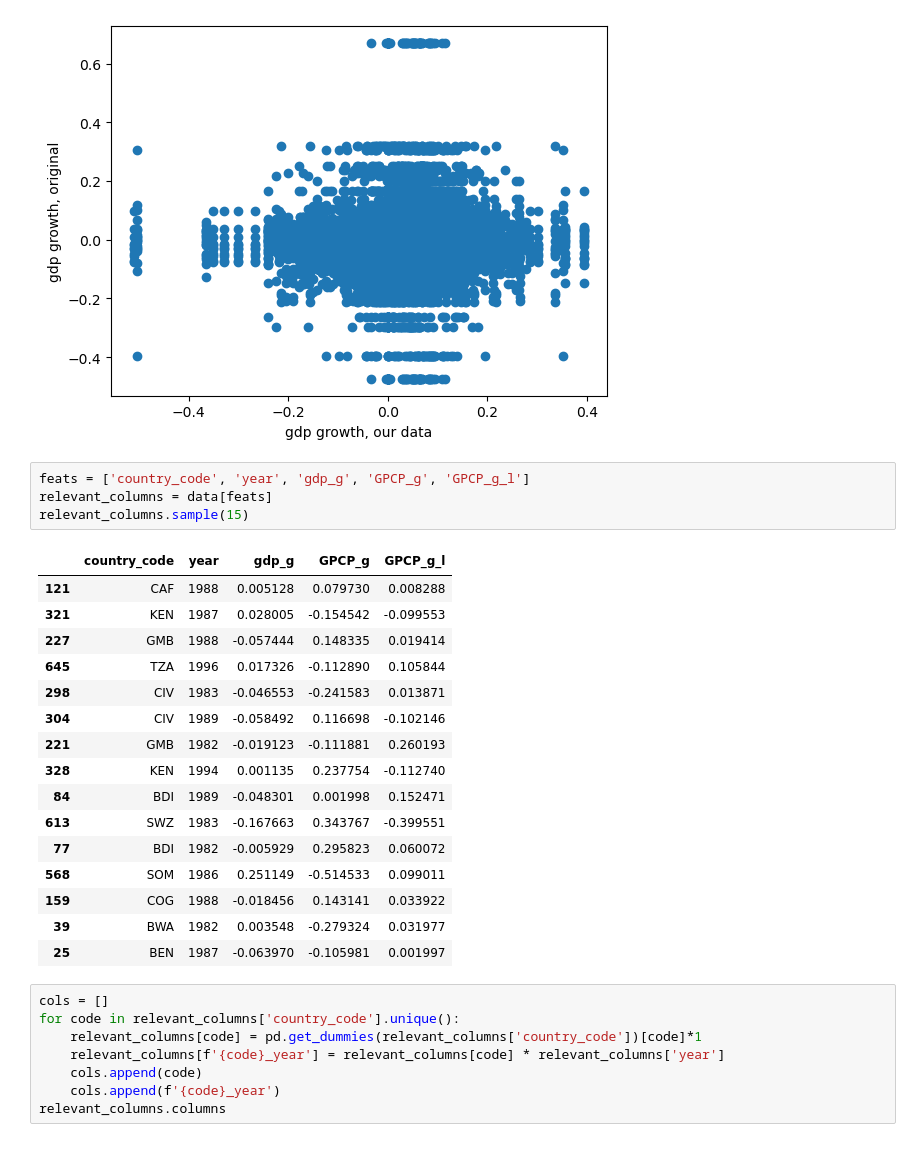
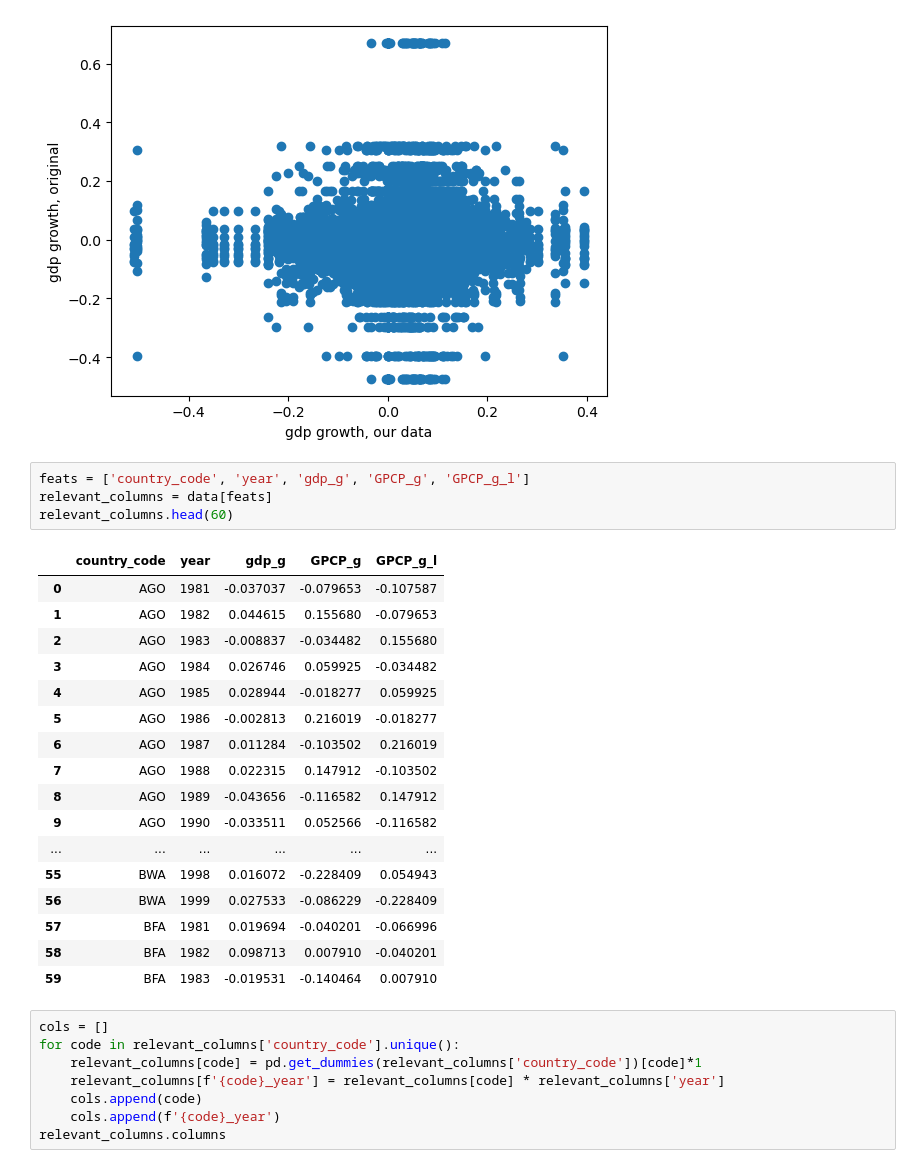
Before and after one commit to ebelchio12/nature-and-conflicts, a Jupyter notebook: 03_models/01_rainfall_gdp_change/reproduce_res.ipynb, the cells around one changed output. Cells and saved outputs as stored; diff of their text form.

```diff
--- a/03_models/01_rainfall_gdp_change/reproduce_res.ipynb
+++ b/03_models/01_rainfall_gdp_change/reproduce_res.ipynb
@@ -110,24 +110,25 @@ plt.show()
 # %%
 feats = ['country_code', 'year', 'gdp_g', 'GPCP_g', 'GPCP_g_l']
 relevant_columns = data[feats]
-relevant_columns.sample(15)
+relevant_columns.head(60)
 # %% [output]
 |  | country_code | year | gdp_g | GPCP_g | GPCP_g_l |
-| 121 | CAF | 1988 | 0.005128 | 0.079730 | 0.008288 |
-| 321 | KEN | 1987 | 0.028005 | -0.154542 | -0.099553 |
-| 227 | GMB | 1988 | -0.057444 | 0.148335 | 0.019414 |
-| 645 | TZA | 1996 | 0.017326 | -0.112890 | 0.105844 |
-| 298 | CIV | 1983 | -0.046553 | -0.241583 | 0.013871 |
-| 304 | CIV | 1989 | -0.058492 | 0.116698 | -0.102146 |
-| 221 | GMB | 1982 | -0.019123 | -0.111881 | 0.260193 |
-| 328 | KEN | 1994 | 0.001135 | 0.237754 | -0.112740 |
-| 84 | BDI | 1989 | -0.048301 | 0.001998 | 0.152471 |
-| 613 | SWZ | 1983 | -0.167663 | 0.343767 | -0.399551 |
-| 77 | BDI | 1982 | -0.005929 | 0.295823 | 0.060072 |
-| 568 | SOM | 1986 | 0.251149 | -0.514533 | 0.099011 |
-| 159 | COG | 1988 | -0.018456 | 0.143141 | 0.033922 |
-| 39 | BWA | 1982 | 0.003548 | -0.279324 | 0.031977 |
-| 25 | BEN | 1987 | -0.063970 | -0.105981 | 0.001997 |
+| 0 | AGO | 1981 | -0.037037 | -0.079653 | -0.107587 |
+| 1 | AGO | 1982 | 0.044615 | 0.155680 | -0.079653 |
+| 2 | AGO | 1983 | -0.008837 | -0.034482 | 0.155680 |
+| 3 | AGO | 1984 | 0.026746 | 0.059925 | -0.034482 |
+| 4 | AGO | 1985 | 0.028944 | -0.018277 | 0.059925 |
+| 5 | AGO | 1986 | -0.002813 | 0.216019 | -0.018277 |
+| 6 | AGO | 1987 | 0.011284 | -0.103502 | 0.216019 |
+| 7 | AGO | 1988 | 0.022315 | 0.147912 | -0.103502 |
+| 8 | AGO | 1989 | -0.043656 | -0.116582 | 0.147912 |
+| 9 | AGO | 1990 | -0.033511 | 0.052566 | -0.116582 |
+| ... | ... | ... | ... | ... | ... |
+| 55 | BWA | 1998 | 0.016072 | -0.228409 | 0.054943 |
+| 56 | BWA | 1999 | 0.027533 | -0.086229 | -0.228409 |
+| 57 | BFA | 1981 | 0.019694 | -0.040201 | -0.066996 |
+| 58 | BFA | 1982 | 0.098713 | 0.007910 | -0.040201 |
+| 59 | BFA | 1983 | -0.019531 | -0.140464 | 0.007910 |
 # %%
 cols = []
 for code in relevant_columns['country_code'].unique():
```
Also changed, not shown: parts of 4 cells of this notebook, 2 other files.
